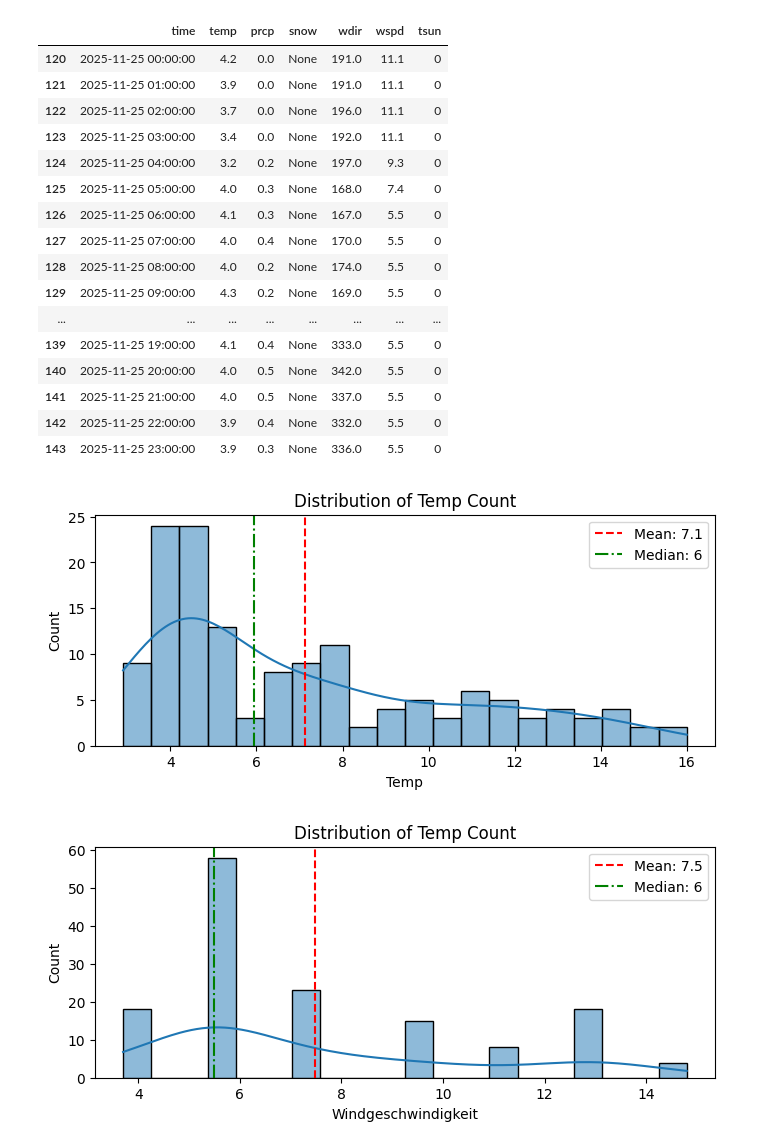
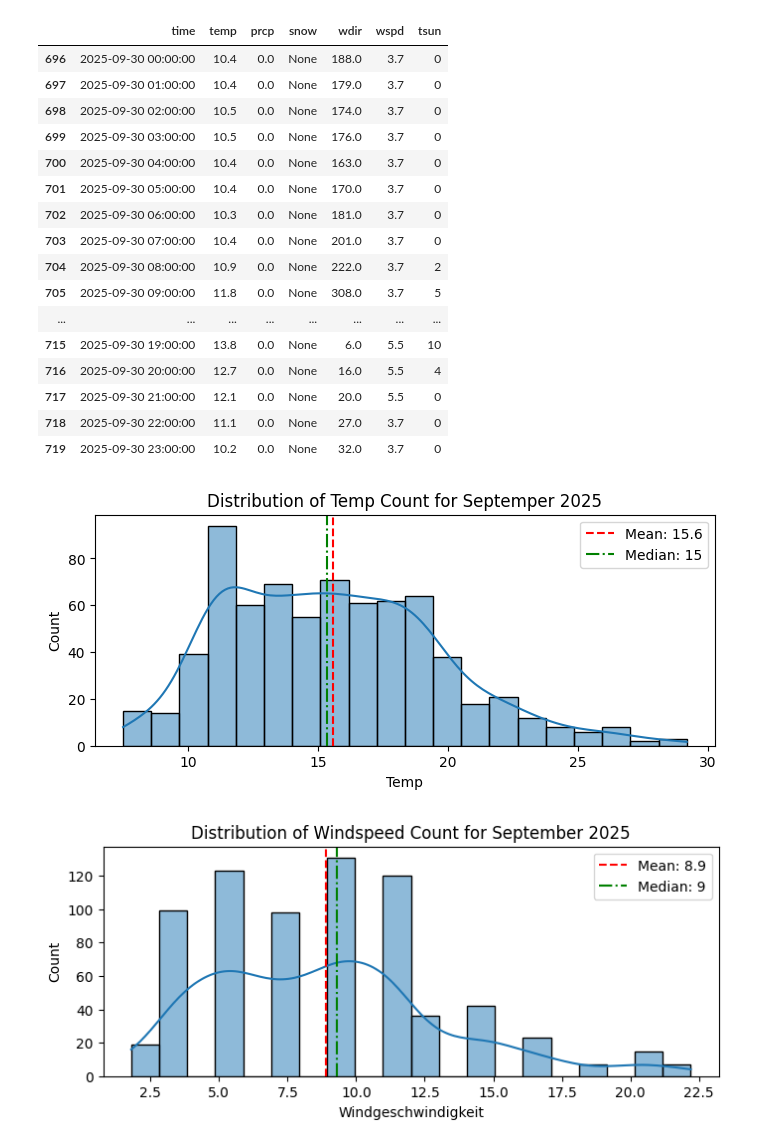
Before and after one commit to Bemnyyy/Projektarbeit, a Jupyter notebook: Test_weather_notebook.ipynb, the cells around one changed output. Cells and saved outputs as stored; diff of their text form; code cells hidden in the pictures.

```diff
--- a/Test_weather_notebook.ipynb
+++ b/Test_weather_notebook.ipynb
@@ -1,10 +1,10 @@
 # %%
 import sqlite3
-db_file = "Weather_Data_2.db"
+db_file = "Weather_Data_3.db"
 conn = sqlite3.connect(db_file)
 # %%
 import sqlite3
-db_file = "Weather_Data_2.db"
+db_file = "Weather_Data_3.db"
 
 try:
     conn = sqlite3.connect(db_file)
@@ -65,27 +65,27 @@ plt.show()
 # %%
 query = """SELECT *
-FROM karlsruhe_weather_2
+FROM karlsruhe_weather_09_2025
 ORDER BY time ASC;"""
 df = pd.read_sql_query(query, conn)
 df.tail(24)
 # %% [output]
 |  | time | temp | prcp | snow | wdir | wspd | tsun |
-| 120 | 2025-11-25 00:00:00 | 4.2 | 0.0 | None | 191.0 | 11.1 | 0 |
-| 121 | 2025-11-25 01:00:00 | 3.9 | 0.0 | None | 191.0 | 11.1 | 0 |
-| 122 | 2025-11-25 02:00:00 | 3.7 | 0.0 | None | 196.0 | 11.1 | 0 |
-| 123 | 2025-11-25 03:00:00 | 3.4 | 0.0 | None | 192.0 | 11.1 | 0 |
-| 124 | 2025-11-25 04:00:00 | 3.2 | 0.2 | None | 197.0 | 9.3 | 0 |
-| 125 | 2025-11-25 05:00:00 | 4.0 | 0.3 | None | 168.0 | 7.4 | 0 |
-| 126 | 2025-11-25 06:00:00 | 4.1 | 0.3 | None | 167.0 | 5.5 | 0 |
-| 127 | 2025-11-25 07:00:00 | 4.0 | 0.4 | None | 170.0 | 5.5 | 0 |
-| 128 | 2025-11-25 08:00:00 | 4.0 | 0.2 | None | 174.0 | 5.5 | 0 |
-| 129 | 2025-11-25 09:00:00 | 4.3 | 0.2 | None | 169.0 | 5.5 | 0 |
+| 696 | 2025-09-30 00:00:00 | 10.4 | 0.0 | None | 188.0 | 3.7 | 0 |
+| 697 | 2025-09-30 01:00:00 | 10.4 | 0.0 | None | 179.0 | 3.7 | 0 |
+| 698 | 2025-09-30 02:00:00 | 10.5 | 0.0 | None | 174.0 | 3.7 | 0 |
+| 699 | 2025-09-30 03:00:00 | 10.5 | 0.0 | None | 176.0 | 3.7 | 0 |
+| 700 | 2025-09-30 04:00:00 | 10.4 | 0.0 | None | 163.0 | 3.7 | 0 |
+| 701 | 2025-09-30 05:00:00 | 10.4 | 0.0 | None | 170.0 | 3.7 | 0 |
+| 702 | 2025-09-30 06:00:00 | 10.3 | 0.0 | None | 181.0 | 3.7 | 0 |
+| 703 | 2025-09-30 07:00:00 | 10.4 | 0.0 | None | 201.0 | 3.7 | 0 |
+| 704 | 2025-09-30 08:00:00 | 10.9 | 0.0 | None | 222.0 | 3.7 | 2 |
+| 705 | 2025-09-30 09:00:00 | 11.8 | 0.0 | None | 308.0 | 3.7 | 5 |
 | ... | ... | ... | ... | ... | ... | ... | ... |
-| 139 | 2025-11-25 19:00:00 | 4.1 | 0.4 | None | 333.0 | 5.5 | 0 |
-| 140 | 2025-11-25 20:00:00 | 4.0 | 0.5 | None | 342.0 | 5.5 | 0 |
-| 141 | 2025-11-25 21:00:00 | 4.0 | 0.5 | None | 337.0 | 5.5 | 0 |
-| 142 | 2025-11-25 22:00:00 | 3.9 | 0.4 | None | 332.0 | 5.5 | 0 |
-| 143 | 2025-11-25 23:00:00 | 3.9 | 0.3 | None | 336.0 | 5.5 | 0 |
+| 715 | 2025-09-30 19:00:00 | 13.8 | 0.0 | None | 6.0 | 5.5 | 10 |
+| 716 | 2025-09-30 20:00:00 | 12.7 | 0.0 | None | 16.0 | 5.5 | 4 |
+| 717 | 2025-09-30 21:00:00 | 12.1 | 0.0 | None | 20.0 | 5.5 | 0 |
+| 718 | 2025-09-30 22:00:00 | 11.1 | 0.0 | None | 27.0 | 3.7 | 0 |
+| 719 | 2025-09-30 23:00:00 | 10.2 | 0.0 | None | 32.0 | 3.7 | 0 |
 # %%
 # plot distribution of temp
 plt.figure(figsize=(8, 3))
@@ -94,28 +94,28 @@ mean_temp = df['temp'].mean()
 median_temp = df['temp'].median()
 plt.axvline(mean_temp, color='red', linestyle='--', label=f"Mean: {mean_temp:.1f}")
 plt.axvline(median_temp, color='green', linestyle='-.', label=f"Median: {median_temp:.0f}")
-plt.title("Distribution of Temp Count")
+plt.title("Distribution of Temp Count for Septemper 2025")
 plt.xlabel("Temp")
 plt.ylabel("Count")
 plt.legend()
 plt.show()
 # %% [output]
-[figure, old version]
+[figure, new version]
 # %%
 # plot distribution of wspd
 plt.figure(figsize=(8, 3))
 sns.histplot(df['wspd'], bins=20, kde=True, color='C0')
 mean_temp = df['wspd'].mean()
 median_temp = df['wspd'].median()
 plt.axvline(mean_temp, color='red', linestyle='--', label=f"Mean: {mean_temp:.1f}")
 plt.axvline(median_temp, color='green', linestyle='-.', label=f"Median: {median_temp:.0f}")
-plt.title("Distribution of Temp Count")
+plt.title("Distribution of Windspeed Count for September 2025")
 plt.xlabel("Windgeschwindigkeit")
 plt.ylabel("Count")
 plt.legend()
 plt.show()
 # %% [output]
-[figure, old version]
+[figure, new version]
 # %%
 import seaborn as sns
 import matplotlib.pyplot as plt
```
Also changed, not shown: parts of 5 cells of this notebook, 2 other files.
